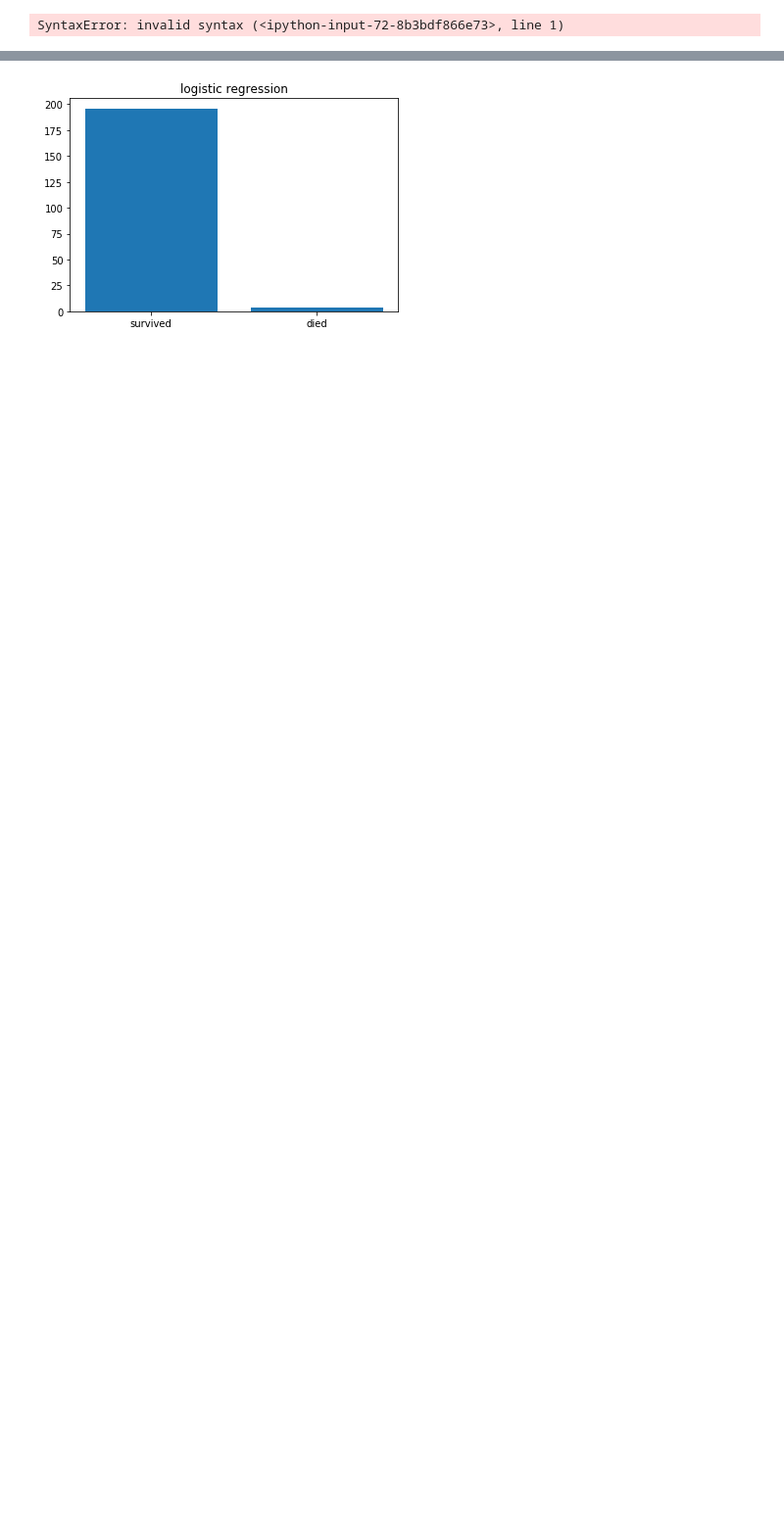
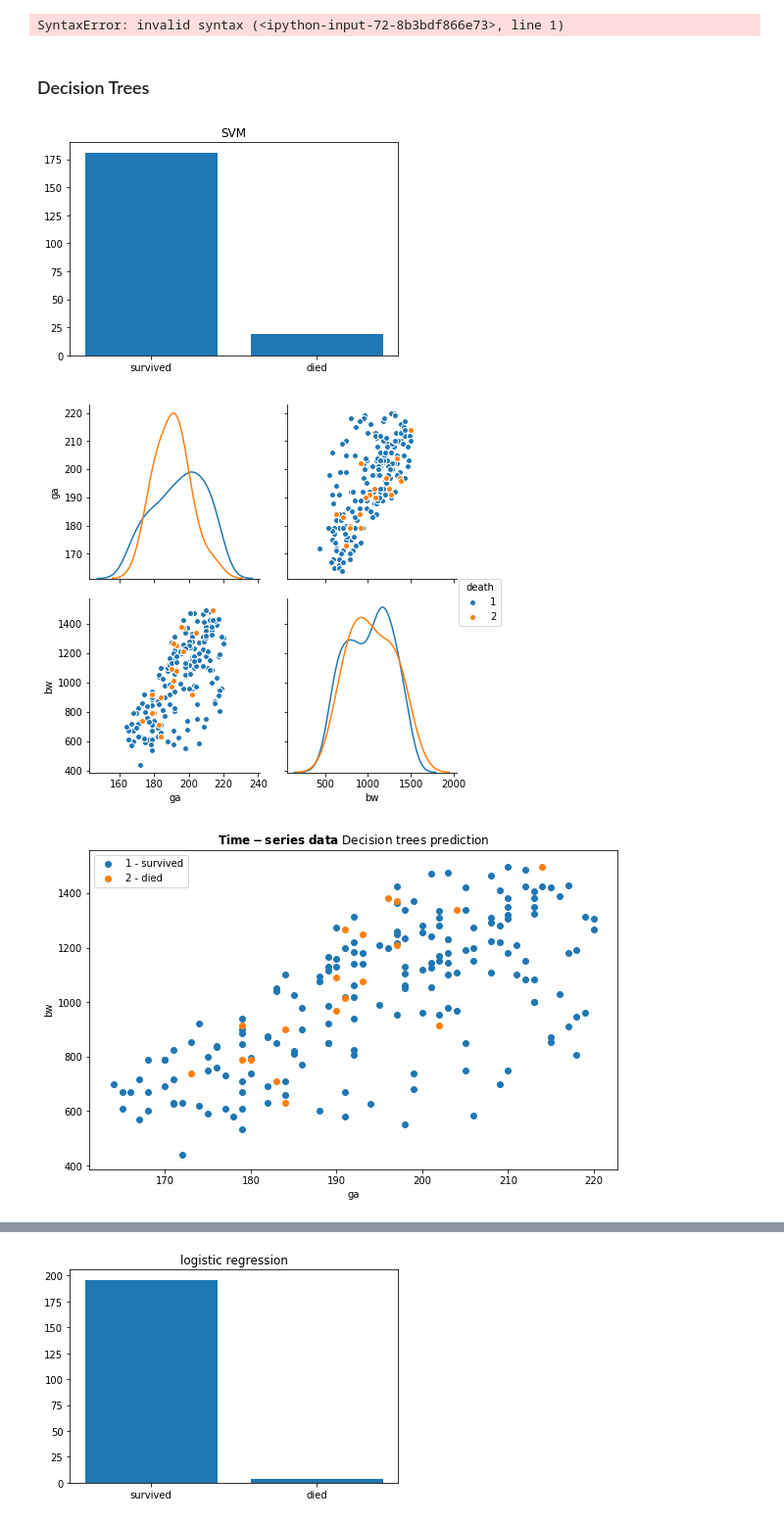
Before and after one commit to MaximilianProll/statgen, a Jupyter notebook: notebook.ipynb, the cells around one changed output, grey strips where cells are left out. Shown at 98% size. Drawn from its saved outputs; the diff is of its cells as text; code cells hidden in the pictures; blank space fills up the shorter version.

```diff
--- a/notebook.ipynb
+++ b/notebook.ipynb
@@ -272,7 +289,7 @@ test_data_minmax = minmaxscaler.fit_transform(test_data)
 #for kernel in ['poly', 'rbf', 'linear', 'sigmoid']:
     #for gamma in [0.01, 0.02, 0.03, 0.04, 0.05, 0.06, 0.07]:
         #for degree in range(2,10):
-clf = svm.SVC(class_weight='balanced', kernel='rbf'):#, gamma=0.07, degree=5)
+clf = svm.SVC(class_weight='balanced', kernel='rbf', gamma=0.07, degree=5)
 #clf = DecisionTreeClassifier()
 #clf = LogisticRegression()
 #clf = GaussianNB()
@@ -344,29 +359,48 @@ sns.pairplot(svm_pred[['ga', 'bw', 'death']]
 plt.show()
 # %% [output]
 SyntaxError: invalid syntax (<ipython-input-72-8b3bdf866e73>, line 1)
+# %% [markdown]
+### Decision Trees
 # %%
 clf = DecisionTreeClassifier()
 
 #print('score for SVM: ', clf.score(training_data_stand, training_labels))
 #print('f1 measure for SVM: ', f1_score(training_labels, clf.predict(training_data_stand),
 #                                                  average='weighted'))
 
 clf.fit(training_data_stand, training_labels)
 p = clf.predict(test_data_stand)
 
 classes, distribution = np.unique(p, return_counts=True)
 plt.bar(classes, distribution)
 plt.title('SVM')
 plt.xticks(classes, ["survived", "died"])
 plt.show()
 
-svm_pred = pd.DataFrame(data={#'patientid':test_set['patientid'].as_matrix(),
+dt_pred = pd.DataFrame(data={#'patientid':test_set['patientid'].as_matrix(),
                              'ga':test_set['ga'].as_matrix(), 'bw':test_set['bw'].as_matrix(), 'death':p})
-sns.pairplot(svm_pred[['ga', 'bw', 'death']]
+sns.pairplot(dt_pred[['ga', 'bw', 'death']]
              , hue="death"
              , vars=['ga', 'bw']
              , diag_kind="kde"
              #, kind="reg"
              , size=3
             )
 plt.show()
+
+died = dt_pred.loc[(dt_pred['death'] == 2)]
+survived = dt_pred.loc[(dt_pred['death'] == 1)]
+
+plt.figure(figsize=(1.61 * 6, 6))
+plt.scatter(survived['ga'], survived['bw'], label='1 - survived')
+plt.scatter(died['ga'], died['bw'], label='2 - died')
+plt.legend()
+plt.xlabel('ga')
+plt.ylabel('bw')
+plt.title(r'$\bf{Time-series}$ $\bf{data}$ Decision trees prediction')
+plt.savefig('ts_data_DT.png', dpi=300,bbox_inches='tight')
+plt.show()
+# %% [output]
+[figure, added]
+[figure, added]
+[figure, added]
```
Also changed, not shown: parts of 20 cells of this notebook, 8 other files.
